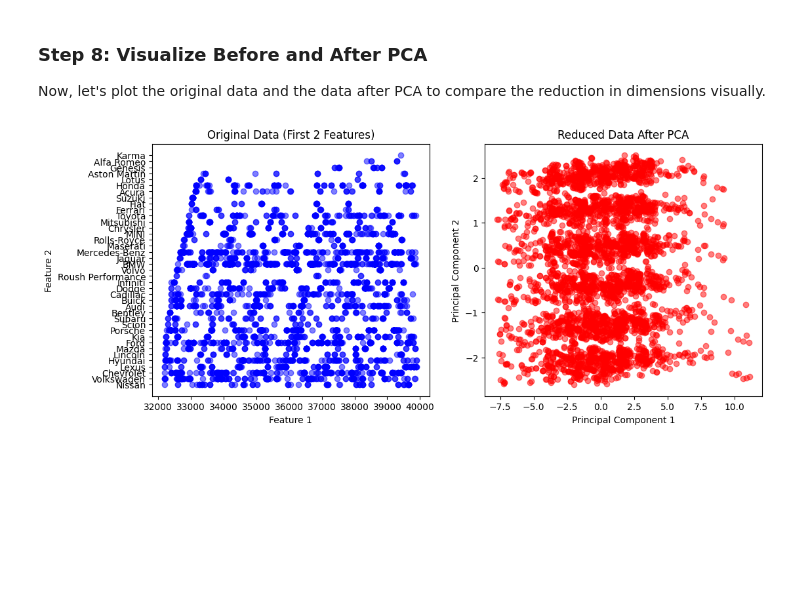
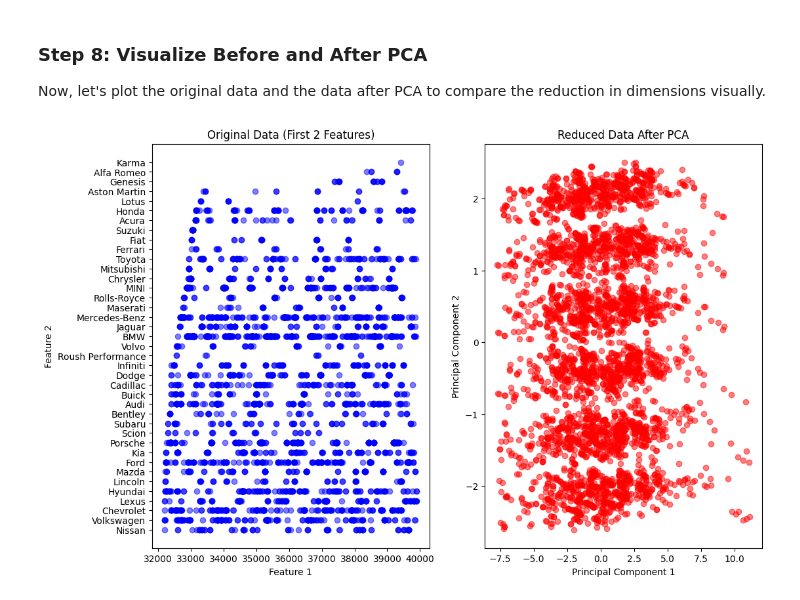
Before and after one commit to O-keita/Peer-Group-26-Formative---Principle-Component-Analysis, a Jupyter notebook: Template_PCA_Formative_1[Peer_Pair_26].ipynb, the cells around one changed output. Drawn from its saved outputs; the diff is of its cells as text; code cells hidden in the pictures; blank space fills up the shorter version.

```diff
--- a/Template_PCA_Formative_1[Peer_Pair_26].ipynb
+++ b/Template_PCA_Formative_1[Peer_Pair_26].ipynb
@@ -152,23 +179,23 @@ Now, let's plot the original data and the data after PCA to compare the reductio
 # %%
 # Step 8: Visualize Before and After PCA
 
 # Plot original data (first two features for simplicity)
 
-plt.figure(figsize=(12, 5))
+plt.figure(figsize=(12, 8))
 
 plt.subplot(1, 2, 1)
 plt.scatter(standardized_data[:, 0], standardized_data[:, 1], alpha=0.5, c='blue')
 plt.xlabel("Feature 1")
 plt.ylabel("Feature 2")
 plt.title("Original Data (First 2 Features)")
 
 # Plot reduced data after PCA
 plt.subplot(1, 2, 2)
 plt.scatter(reduced_data[:, 0], reduced_data[:, 1], alpha=0.5, c='red')
 plt.xlabel("Principal Component 1")
 plt.ylabel("Principal Component 2")
 plt.title("Reduced Data After PCA")
 
 plt.show()
 # %% [output]
-[figure, old version]
+[figure, new version]
```
Also changed, not shown: parts of 4 cells of this notebook.
